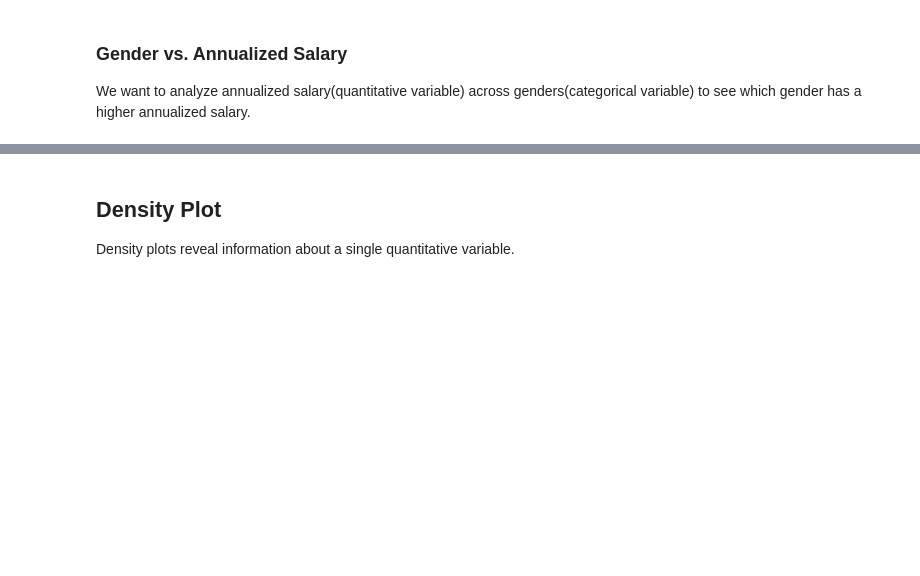
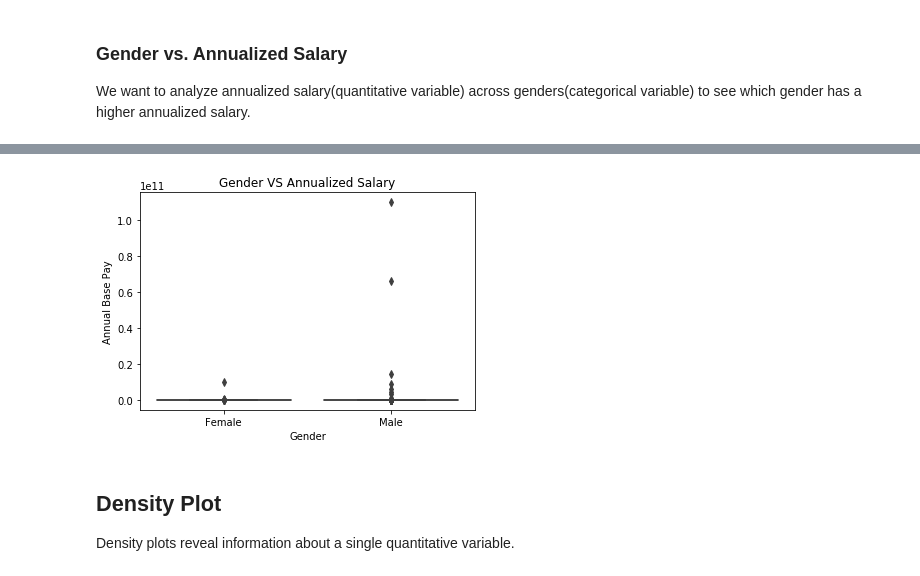
Before and after one commit to stt045/Projects, a Jupyter notebook: FinalProject.ipynb, the cells around one changed output, grey strips where cells are left out. Cells and saved outputs as stored; diff of their text form; code cells hidden in the pictures; blank space fills up the shorter version.

Commit message:
data clean

```diff
--- a/FinalProject.ipynb
+++ b/FinalProject.ipynb
@@ -128,6 +128,11 @@ for index, row in df_append.iterrows():
         df_append.loc[index, 'Annual Bonus'] = str(tempint)
 
 df_append = df_append.dropna(axis = 0, how = 'any')
+# %%
+df_append['Annual Base Pay'] = pd.to_numeric(df_append['Annual Base Pay'], errors='coerce')
+df_append['Annual Bonus'] = pd.to_numeric(df_append['Annual Bonus'], errors='coerce')
+df_append = df_append[df_append['Annual Base Pay'] < 1000000]
+df_append = df_append[df_append['Annual Base Pay'] > 10000]
 # %%
 print (df_append)
 # %% [output]
@@ -186,3 +172,11 @@ Box plots summaries a quantitative variable broken down by a categorical variabl
 # %% [markdown]
 ### Gender vs. Annualized Salary
 We want to analyze annualized salary(quantitative variable) across genders(categorical variable) to see which gender has a higher annualized salary.
+# %%
+df_box_plots1 = df_append.copy()
+df_box_plots2 = df_append.copy()
+df_box_plots1 = df_box_plots1[df_box_plots1['Gender'] == 'Female']
+df_box_plots2 = df_box_plots2[df_box_plots2['Gender'] == 'Male']
+df_box_plots = df_box_plots1.append(df_box_plots2, sort = True)
+df_box_plots['Annual Base Pay'] = pd.to_numeric(df_box_plots['Annual Base Pay'], errors='coerce')
+df_box_plots['Annual Bonus'] = pd.to_numeric(df_box_plots['Annual Bonus'], errors='coerce')
@@ -189,3 +226,11 @@ We want to analyze annualized salary(quantitative variable) across genders(categ
+# %%
+sns.boxplot(x = 'Gender', y = 'Annual Base Pay', data = df_box_plots)
+ax = plt.gca()
+ax.set_title('Gender VS Annualized Salary')
+ax.set_ylabel('Annual Base Pay')
+ax.set_xlabel('Gender');
+# %% [output]
+[figure, added]
 # %% [markdown]
 ## Density Plot
 Density plots reveal information about a single quantitative variable.
```
Also changed, not shown: parts of 6 cells of this notebook.
